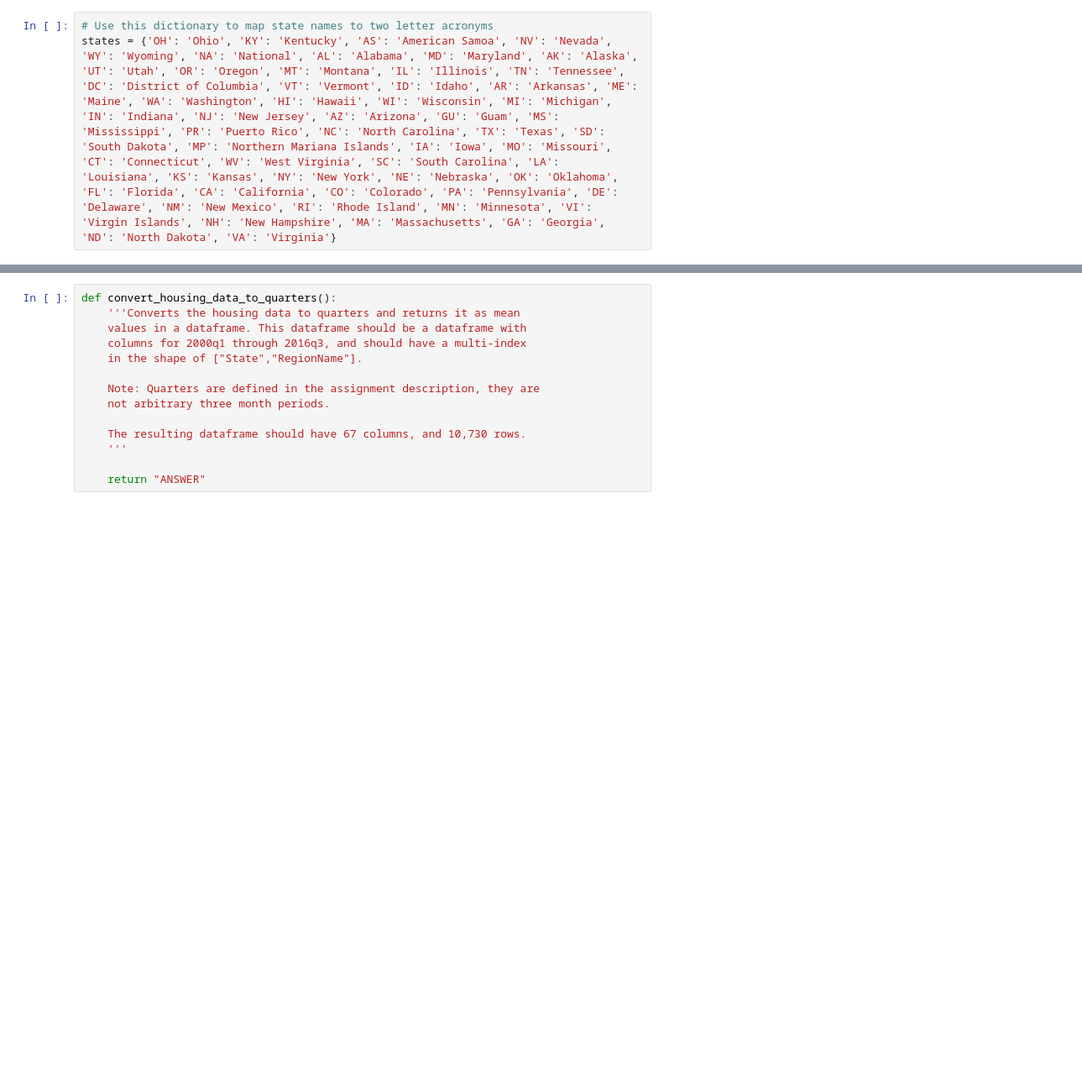
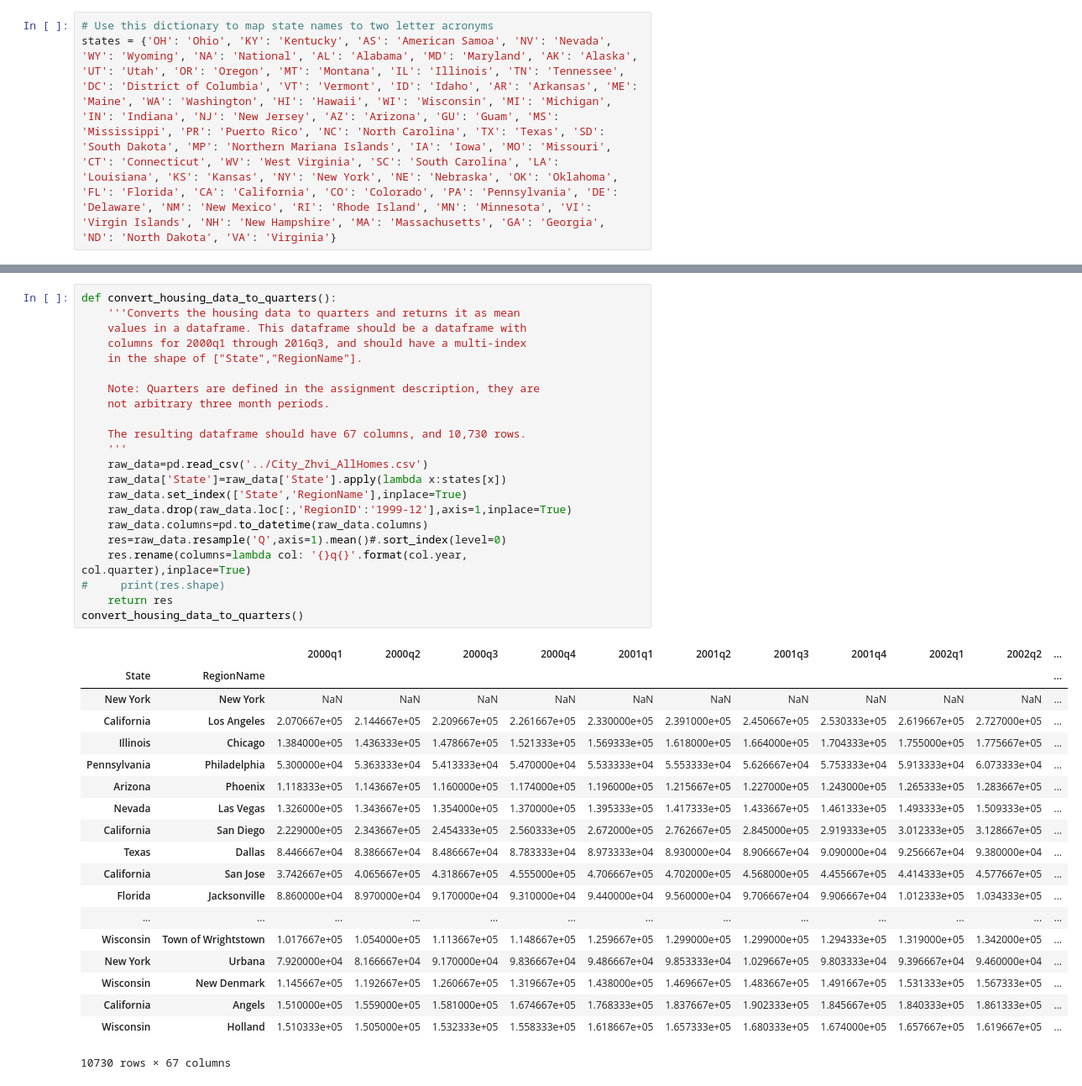
Before and after one commit to musid/Introduction-to-Data-Science-in-Python, a Jupyter notebook: Assignment 4.ipynb, the cells around one changed output, grey strips where cells are left out. Shown: that part at 84% size. Drawn from its saved outputs; the diff is of its cells as text; blank space fills up the shorter version.

```diff
--- a/Assignment 4.ipynb
+++ b/Assignment 4.ipynb
@@ -153,17 +154,45 @@ get_recession_bottom()
 # %%
 def convert_housing_data_to_quarters():
     '''Converts the housing data to quarters and returns it as mean
     values in a dataframe. This dataframe should be a dataframe with
     columns for 2000q1 through 2016q3, and should have a multi-index
     in the shape of ["State","RegionName"].
 
     Note: Quarters are defined in the assignment description, they are
     not arbitrary three month periods.
 
     The resulting dataframe should have 67 columns, and 10,730 rows.
     '''
-
-    return "ANSWER"
+    raw_data=pd.read_csv('../City_Zhvi_AllHomes.csv')
+    raw_data['State']=raw_data['State'].apply(lambda x:states[x])
+    raw_data.set_index(['State','RegionName'],inplace=True)
+    raw_data.drop(raw_data.loc[:,'RegionID':'1999-12'],axis=1,inplace=True)
+    raw_data.columns=pd.to_datetime(raw_data.columns)
+    res=raw_data.resample('Q',axis=1).mean()#.sort_index(level=0)
+    res.rename(columns=lambda col: '{}q{}'.format(col.year, col.quarter),inplace=True)
+#     print(res.shape)
+    return res
+convert_housing_data_to_quarters()
+# %% [output]
+|  |  | 2000q1 | 2000q2 | 2000q3 | 2000q4 | 2001q1 | 2001q2 | 2001q3 | 2001q4 | 2002q1 | 2002q2 | ... |
+| State | RegionName |  |  |  |  |  |  |  |  |  |  | ... |
+| New York | New York | NaN | NaN | NaN | NaN | NaN | NaN | NaN | NaN | NaN | NaN | ... |
+| California | Los Angeles | 2.070667e+05 | 2.144667e+05 | 2.209667e+05 | 2.261667e+05 | 2.330000e+05 | 2.391000e+05 | 2.450667e+05 | 2.530333e+05 | 2.619667e+05 | 2.727000e+05 | ... |
+| Illinois | Chicago | 1.384000e+05 | 1.436333e+05 | 1.478667e+05 | 1.521333e+05 | 1.569333e+05 | 1.618000e+05 | 1.664000e+05 | 1.704333e+05 | 1.755000e+05 | 1.775667e+05 | ... |
+| Pennsylvania | Philadelphia | 5.300000e+04 | 5.363333e+04 | 5.413333e+04 | 5.470000e+04 | 5.533333e+04 | 5.553333e+04 | 5.626667e+04 | 5.753333e+04 | 5.913333e+04 | 6.073333e+04 | ... |
+| Arizona | Phoenix | 1.118333e+05 | 1.143667e+05 | 1.160000e+05 | 1.174000e+05 | 1.196000e+05 | 1.215667e+05 | 1.227000e+05 | 1.243000e+05 | 1.265333e+05 | 1.283667e+05 | ... |
+| Nevada | Las Vegas | 1.326000e+05 | 1.343667e+05 | 1.354000e+05 | 1.370000e+05 | 1.395333e+05 | 1.417333e+05 | 1.433667e+05 | 1.461333e+05 | 1.493333e+05 | 1.509333e+05 | ... |
+| California | San Diego | 2.229000e+05 | 2.343667e+05 | 2.454333e+05 | 2.560333e+05 | 2.672000e+05 | 2.762667e+05 | 2.845000e+05 | 2.919333e+05 | 3.012333e+05 | 3.128667e+05 | ... |
+| Texas | Dallas | 8.446667e+04 | 8.386667e+04 | 8.486667e+04 | 8.783333e+04 | 8.973333e+04 | 8.930000e+04 | 8.906667e+04 | 9.090000e+04 | 9.256667e+04 | 9.380000e+04 | ... |
+| California | San Jose | 3.742667e+05 | 4.065667e+05 | 4.318667e+05 | 4.555000e+05 | 4.706667e+05 | 4.702000e+05 | 4.568000e+05 | 4.455667e+05 | 4.414333e+05 | 4.577667e+05 | ... |
+| Florida | Jacksonville | 8.860000e+04 | 8.970000e+04 | 9.170000e+04 | 9.310000e+04 | 9.440000e+04 | 9.560000e+04 | 9.706667e+04 | 9.906667e+04 | 1.012333e+05 | 1.034333e+05 | ... |
+| ... | ... | ... | ... | ... | ... | ... | ... | ... | ... | ... | ... | ... |
+| Wisconsin | Town of Wrightstown | 1.017667e+05 | 1.054000e+05 | 1.113667e+05 | 1.148667e+05 | 1.259667e+05 | 1.299000e+05 | 1.299000e+05 | 1.294333e+05 | 1.319000e+05 | 1.342000e+05 | ... |
+| New York | Urbana | 7.920000e+04 | 8.166667e+04 | 9.170000e+04 | 9.836667e+04 | 9.486667e+04 | 9.853333e+04 | 1.029667e+05 | 9.803333e+04 | 9.396667e+04 | 9.460000e+04 | ... |
+| Wisconsin | New Denmark | 1.145667e+05 | 1.192667e+05 | 1.260667e+05 | 1.319667e+05 | 1.438000e+05 | 1.469667e+05 | 1.483667e+05 | 1.491667e+05 | 1.531333e+05 | 1.567333e+05 | ... |
+| California | Angels | 1.510000e+05 | 1.559000e+05 | 1.581000e+05 | 1.674667e+05 | 1.768333e+05 | 1.837667e+05 | 1.902333e+05 | 1.845667e+05 | 1.840333e+05 | 1.861333e+05 | ... |
+| Wisconsin | Holland | 1.510333e+05 | 1.505000e+05 | 1.532333e+05 | 1.558333e+05 | 1.618667e+05 | 1.657333e+05 | 1.680333e+05 | 1.674000e+05 | 1.657667e+05 | 1.619667e+05 | ... |
+10730 rows × 67 columns
 # %%
 def run_ttest():
     '''First creates new data showing the decline or growth of housing prices
```
Also changed, not shown: parts of 5 cells of this notebook.
